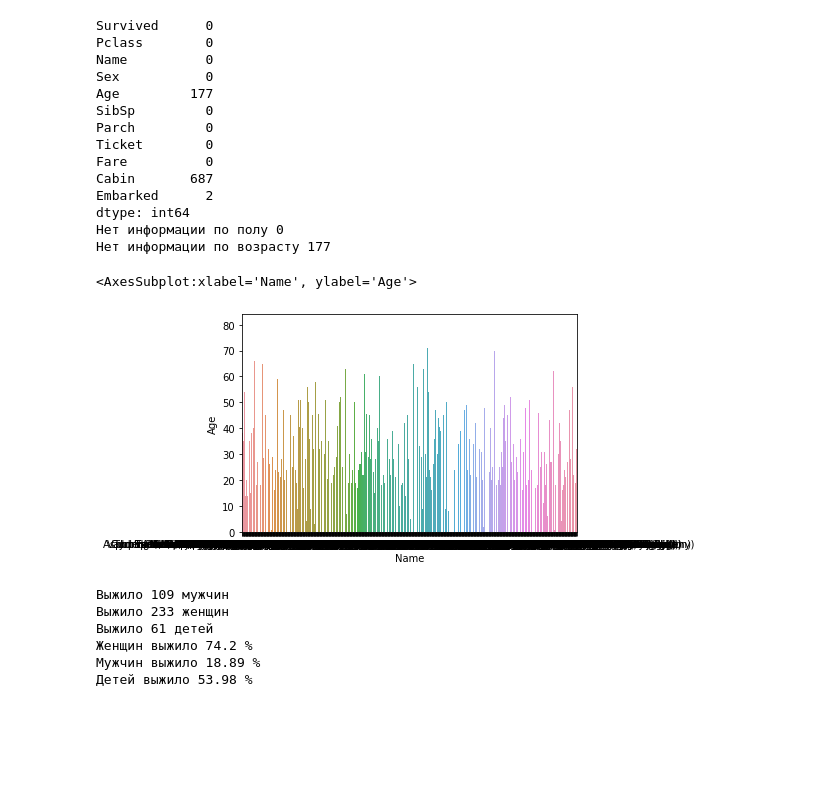
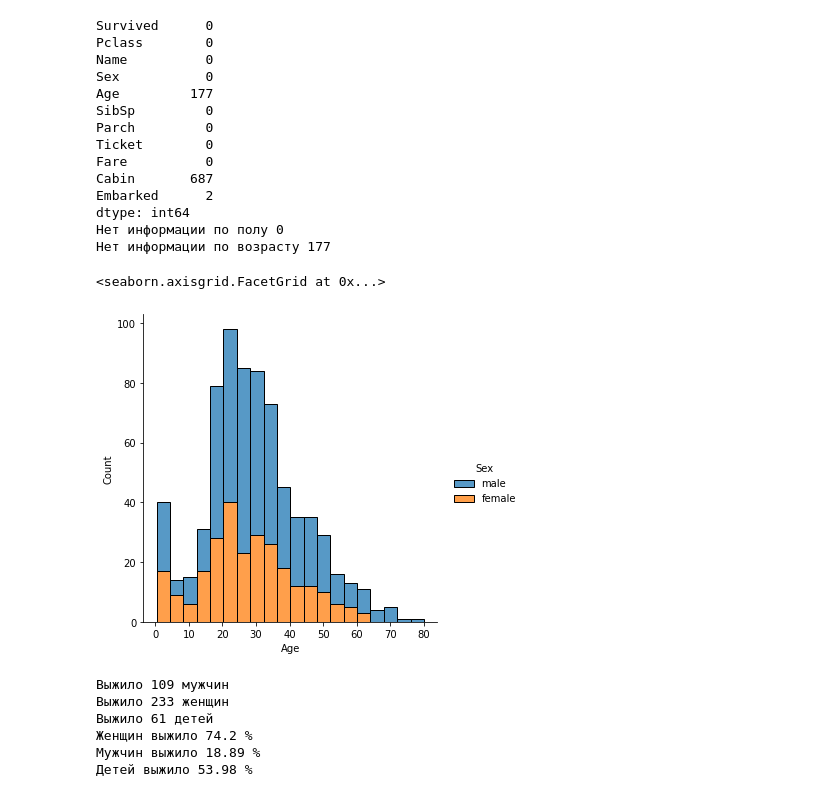
Before and after one commit to Kir-Kotin/Brunoyam, a Jupyter notebook: notebooks/03 - homework.ipynb, the cells around one changed output. Saved outputs shown, nothing was run; the diff lists cells and outputs as text; code cells hidden in the pictures; blank space fills up the shorter version.

```diff
--- a/notebooks/03 - homework.ipynb
+++ b/notebooks/03 - homework.ipynb
@@ -100,37 +100,37 @@ Embarked      2
 dtype: int64
 Нет информации по полу 0
 Нет информации по возрасту 177
-# %%
-# Гистограмма по возрасту пассажиров
-sns.barplot(data=df, x='Name', y='Age')
-# %% [output]
-<AxesSubplot:xlabel='Name', ylabel='Age'>
-[figure, removed]
-# %%
-#Какой процент мужин и женщин выжили, какой процент детей выжили
-male_survived = df[(df['Sex'] == "male") & (df['Survived'] == 1)].shape[0]
-print("Выжило",male_survived, "мужчин")
-
-female_survived = df[(df['Sex'] == "female") & (df['Survived'] == 1)].shape[0]
-print("Выжило",female_survived, "женщин")
-
-child_survived = df[(df['Age'] < 18) & (df['Survived'] == 1)].shape[0]
-print("Выжило",child_survived, "детей")
-
-#Процент выживших
-surv_male = male_survived / male_count * 100
-surv_female = female_survived / female_count * 100
-surv_child = child_survived / children * 100
-
-print("Женщин выжило", round(surv_female,2),"%")
-print("Мужчин выжило", round(surv_male,2),"%")
-print("Детей выжило", round(surv_child,2),"%")
-# %% [output]
-Выжило 109 мужчин
-Выжило 233 женщин
-Выжило 61 детей
-Женщин выжило 74.2 %
-Мужчин выжило 18.89 %
-Детей выжило 53.98 %
+# %%
+# Гистограмма по возрасту пассажиров
+sns.displot(data=df, x='Age', hue='Sex', multiple='stack')
+# %% [output]
+<seaborn.axisgrid.FacetGrid at 0x...>
+[figure, added]
+# %%
+#Какой процент мужин и женщин выжили, какой процент детей выжили
+male_survived = df[(df['Sex'] == "male") & (df['Survived'] == 1)].shape[0]
+print("Выжило",male_survived, "мужчин")
+
+female_survived = df[(df['Sex'] == "female") & (df['Survived'] == 1)].shape[0]
+print("Выжило",female_survived, "женщин")
+
+child_survived = df[(df['Age'] < 18) & (df['Survived'] == 1)].shape[0]
+print("Выжило",child_survived, "детей")
+
+#Процент выживших
+surv_male = male_survived / male_count * 100
+surv_female = female_survived / female_count * 100
+surv_child = child_survived / children * 100
+
+print("Женщин выжило", round(surv_female,2),"%")
+print("Мужчин выжило", round(surv_male,2),"%")
+print("Детей выжило", round(surv_child,2),"%")
+# %% [output]
+Выжило 109 мужчин
+Выжило 233 женщин
+Выжило 61 детей
+Женщин выжило 74.2 %
+Мужчин выжило 18.89 %
+Детей выжило 53.98 %
 # %%
 #Корреляция между возрастом и выживаемостью
```
Also changed, not shown: parts of 9 cells of this notebook, 1 other file.
